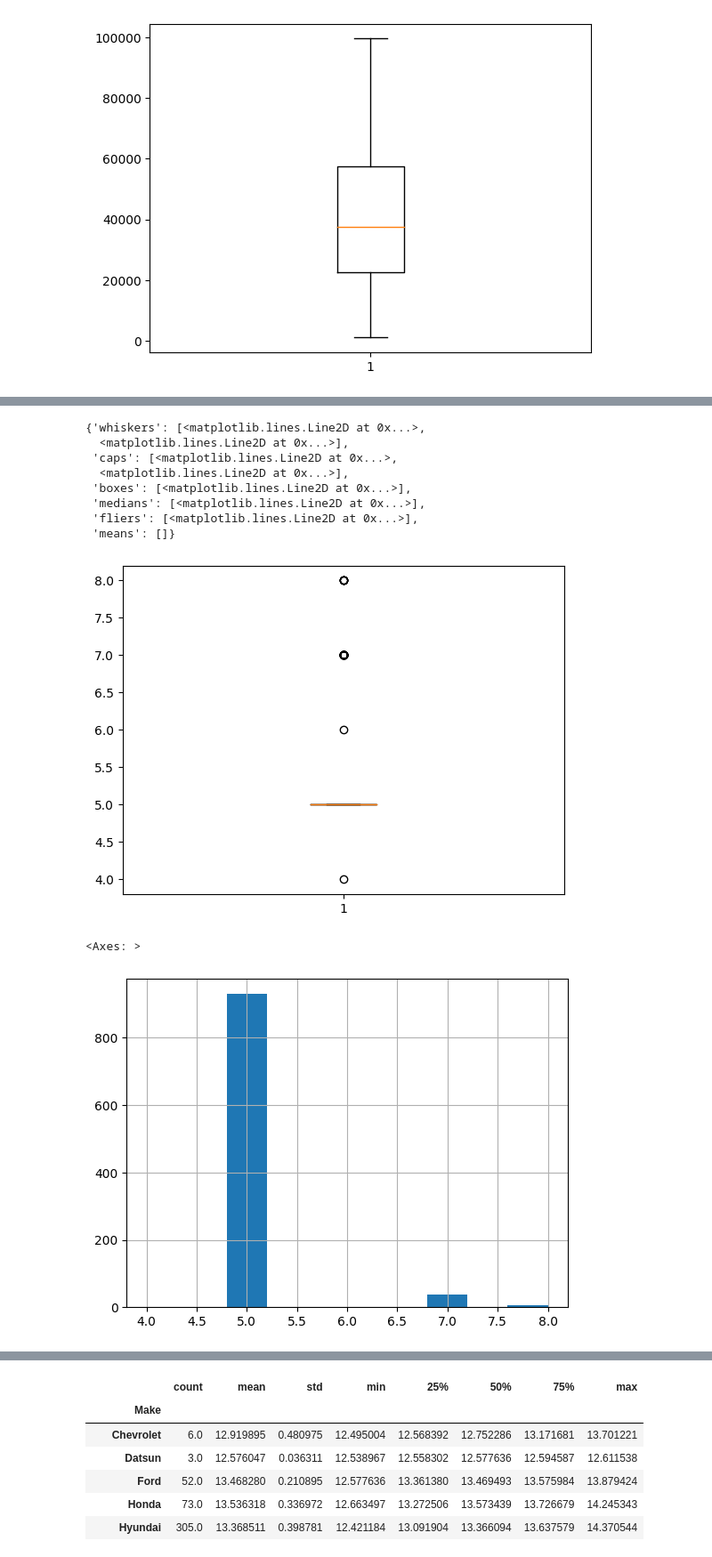
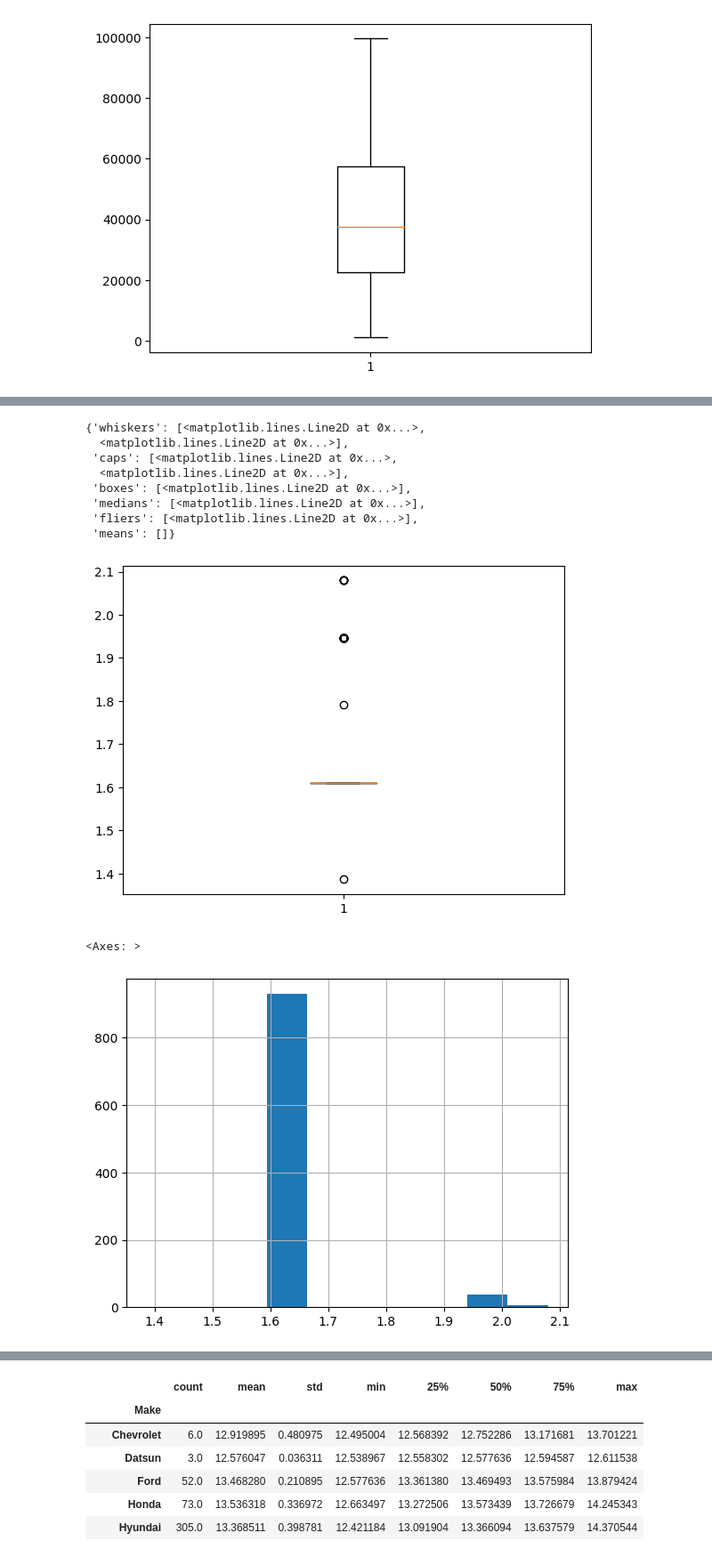
Before and after one commit to Monty-2003/assignment4, a Jupyter notebook: assignment4.ipynb, the cells around one changed output, grey strips where cells are left out. Shown at 89% size. Saved outputs shown, nothing was run; the diff lists cells and outputs as text; code cells hidden in the pictures.

Commit message:
Log transformation on variables

```diff
--- a/assignment4.ipynb
+++ b/assignment4.ipynb
@@ -42,7 +42,7 @@ import matplotlib.pyplot as plt
 
 car_dat = pd.read_csv("./assignment4/data/cars_hw.csv")
 
-car_dat = car_dat[['Price', 'Color', 'Seating_Capacity', 'Body_Type', 'Make', 'Make_Year', 'Mileage_Run']]
+car_dat = car_dat[['Price', 'Color', 'Seating_Capacity', 'Body_Type', 'Make', 'Make_Year', 'Mileage_Run', 'Fuel_Type', 'Transmission', 'Transmission_Type']]
 car_dat.describe()
 # %% [output]
 |  | Price | Seating_Capacity | Make_Year | Mileage_Run |
@@ -81,0 +82,3 @@ car_dat['Price'].hist()
+# %%
+# Convert year to age, makes more sense and will make results of regression accurate
+car_dat['Age'] = max(car_dat['Make_Year']) - car_dat['Make_Year']
@@ -82,3 +90,4 @@ car_dat['Price'].hist()
 # %%
-# Log transformation on `Price` because of its skewness and only positive nums
-car_dat['Price'] = np.log(car_dat['Price'])
+# Log transformation on `Price` and `Age` because of its skewness and only positive nums. Not sure when to use arsin vs log.
+car_dat['price'] = np.log(car_dat['Price'])
+car_dat['age'] = np.log(car_dat['Age'])
@@ -94,3 +108,10 @@ plt.boxplot(car_dat['Mileage_Run'])
  'fliers': [<matplotlib.lines.Line2D at 0x...>],
  'means': []}
 [figure]
+# %%
+car_dat['mileage'] = np.log(car_dat['Mileage_Run'])
+car_dat['seating'] = np.log(car_dat['Seating_Capacity'])
+
+sns.scatterplot(x=car_dat['price'], y=car_dat['mileage'], hue=car_dat['seating'])
+
+# Seems like all data is relatively close to a normal distribution after performing log transformations
@@ -109,5 +133,5 @@ plt.boxplot(car_dat['Make_Year'])
 # %%
-plt.boxplot(car_dat['Seating_Capacity'])
+plt.boxplot(car_dat['seating'])
 # %% [output]
 {'whiskers': [<matplotlib.lines.Line2D at 0x...>,
   <matplotlib.lines.Line2D at 0x...>],
@@ -117,12 +141,12 @@ plt.boxplot(car_dat['Seating_Capacity'])
  'medians': [<matplotlib.lines.Line2D at 0x...>],
  'fliers': [<matplotlib.lines.Line2D at 0x...>],
  'means': []}
-[figure, old version]
+[figure, new version]
 # %%
 # Numerical with very few unique values and an overwhelmingly majority value, 5.0
-car_dat['Seating_Capacity'].hist()
+car_dat['seating'].hist()
 # %% [output]
 <Axes: >
-[figure, old version]
+[figure, new version]
 # %%
 # Kernel density of `Price`
```
Also changed, not shown: parts of 9 cells of this notebook.
